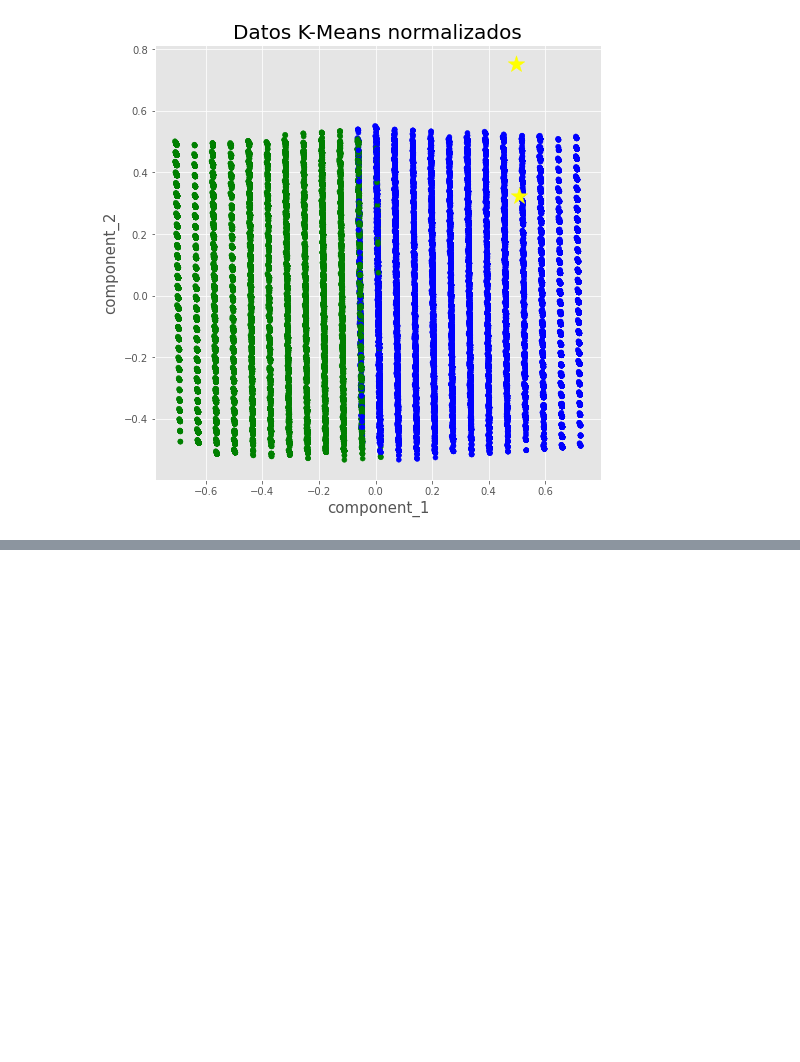
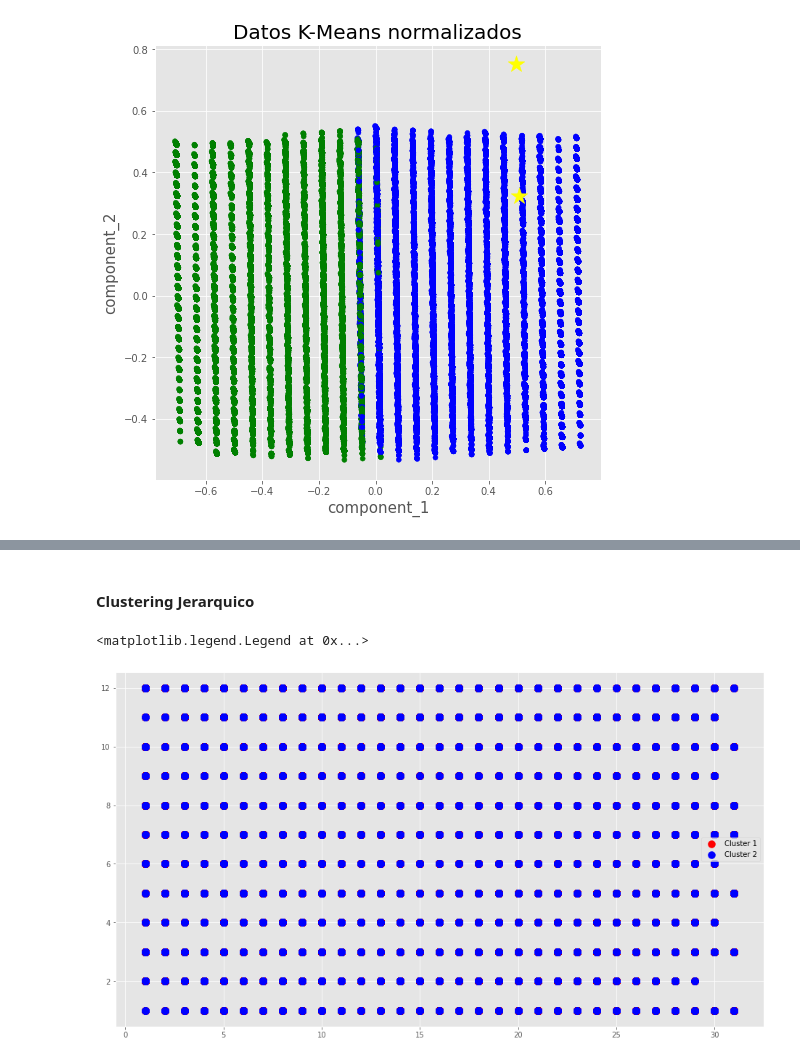
Before and after one commit to JJHH06/DMP1MarriageClustering, a Jupyter notebook: Proyecto1.ipynb, the cells around one changed output, grey strips where cells are left out. Saved outputs shown, nothing was run; the diff lists cells and outputs as text; code cells hidden in the pictures; blank space fills up the shorter version.

Commit message:
clustering jerarquico

```diff
--- a/Proyecto1.ipynb
+++ b/Proyecto1.ipynb
@@ -738,0 +779,12 @@ plt.show()
+# %% [markdown]
+#### Clustering Jerarquico
+# %%
+hc = cluster.AgglomerativeClustering(n_clusters=2,affinity='euclidean',linkage='ward')
+labelHc = hc.fit_predict(numData2)
+
+plt.scatter(numData2[labelHc == 0, 0], numData[labelHc == 0, 1],s=100,c='red', label = "Cluster 1")
+plt.scatter(numData2[labelHc == 1, 0], numData[labelHc == 1, 1],s=100,c='blue', label = "Cluster 2")
+plt.legend()
+# %% [output]
+<matplotlib.legend.Legend at 0x...>
+[figure, added]
```
Also changed, not shown: parts of 3 cells of this notebook.
